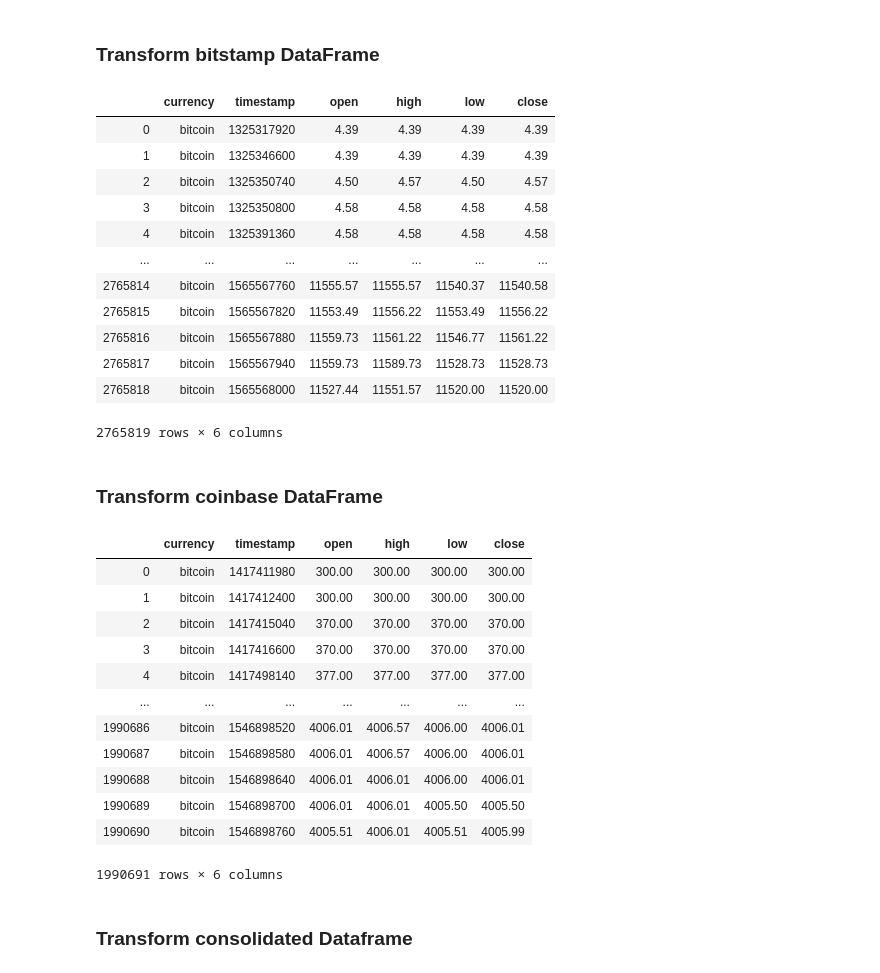
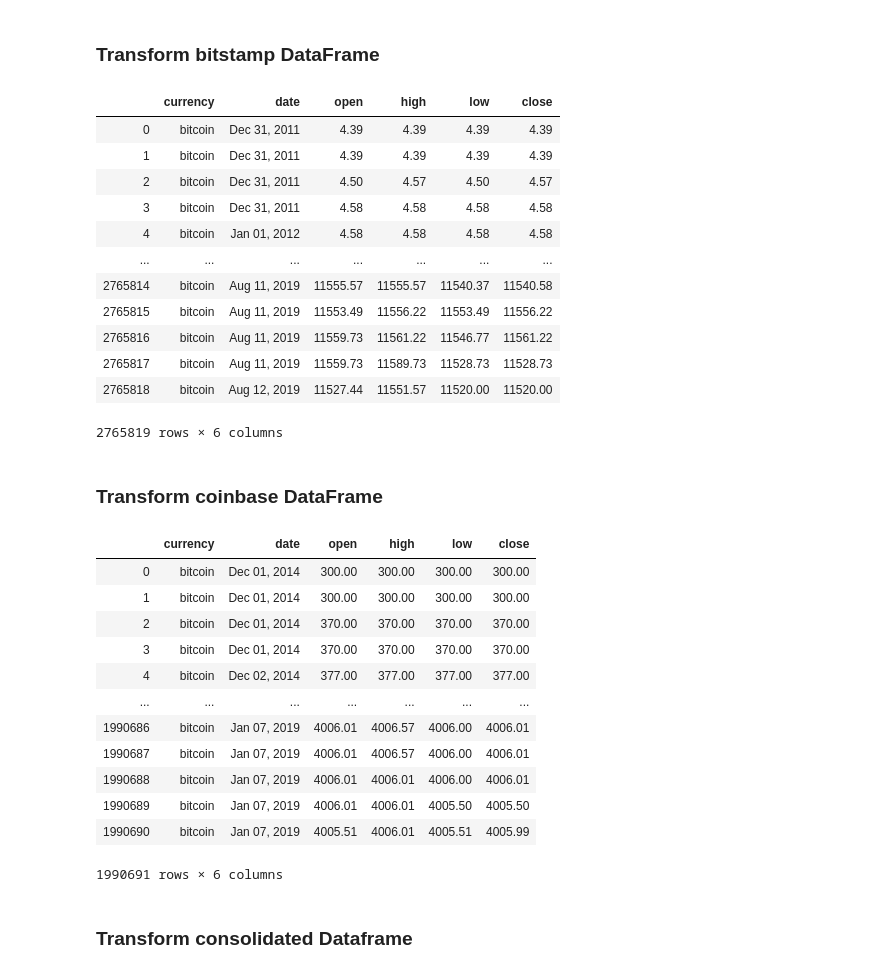
Before and after one commit to Sephka/ETL-project, a Jupyter notebook: etl_project.ipynb, the cells around one changed output. Cells and saved outputs as stored; diff of their text form; code cells hidden in the pictures.

```diff
--- a/etl_project.ipynb
+++ b/etl_project.ipynb
@@ -41,42 +41,46 @@ crypto_df.head()
 # %%
 # Create a copy of the dataframe
 bitstamp_transform = bitstamp_df.copy()
 
 # Drop NaN rows
 bitstamp_transform = bitstamp_transform.dropna(thresh=2)
 
 # Rename columns to acceptable values within postgres
-bitstamp_transform.columns = ['timestamp', 'open', 'high', 'low', 'close', 'volume_btc', 'volume_currency', 'weighted_price']
+bitstamp_transform.columns = ['date', 'open', 'high', 'low', 'close', 'volume_btc', 'volume_currency', 'weighted_price']
 
 # Create a new index to as the id
 bitstamp_transform = bitstamp_transform.reset_index()
 
 # Drop columns not being used
 bitstamp_transform = bitstamp_transform.drop(columns=['index','volume_btc', 'volume_currency', 'weighted_price'])
 
 # Add column to specify currency
 bitstamp_transform['currency'] = 'bitcoin'
 
 # Reorder columns
 currency = bitstamp_transform['currency']
 bitstamp_transform.drop(labels=['currency'], axis=1, inplace = True)
 bitstamp_transform.insert(0, 'currency', currency)
 
+# Transform timestamp into datetime
+bitstamp_transform['date'] = pd.to_datetime(bitstamp_transform['date'], unit='s')
+bitstamp_transform['date'] = bitstamp_transform['date'].dt.strftime('%b %d, %Y')
+
 # Display database
 bitstamp_transform
 # %% [output]
-|  | currency | timestamp | open | high | low | close |
-| 0 | bitcoin | 1325317920 | 4.39 | 4.39 | 4.39 | 4.39 |
-| 1 | bitcoin | 1325346600 | 4.39 | 4.39 | 4.39 | 4.39 |
-| 2 | bitcoin | 1325350740 | 4.50 | 4.57 | 4.50 | 4.57 |
-| 3 | bitcoin | 1325350800 | 4.58 | 4.58 | 4.58 | 4.58 |
-| 4 | bitcoin | 1325391360 | 4.58 | 4.58 | 4.58 | 4.58 |
+|  | currency | date | open | high | low | close |
+| 0 | bitcoin | Dec 31, 2011 | 4.39 | 4.39 | 4.39 | 4.39 |
+| 1 | bitcoin | Dec 31, 2011 | 4.39 | 4.39 | 4.39 | 4.39 |
+| 2 | bitcoin | Dec 31, 2011 | 4.50 | 4.57 | 4.50 | 4.57 |
+| 3 | bitcoin | Dec 31, 2011 | 4.58 | 4.58 | 4.58 | 4.58 |
+| 4 | bitcoin | Jan 01, 2012 | 4.58 | 4.58 | 4.58 | 4.58 |
 | ... | ... | ... | ... | ... | ... | ... |
-| 2765814 | bitcoin | 1565567760 | 11555.57 | 11555.57 | 11540.37 | 11540.58 |
-| 2765815 | bitcoin | 1565567820 | 11553.49 | 11556.22 | 11553.49 | 11556.22 |
-| 2765816 | bitcoin | 1565567880 | 11559.73 | 11561.22 | 11546.77 | 11561.22 |
-| 2765817 | bitcoin | 1565567940 | 11559.73 | 11589.73 | 11528.73 | 11528.73 |
-| 2765818 | bitcoin | 1565568000 | 11527.44 | 11551.57 | 11520.00 | 11520.00 |
+| 2765814 | bitcoin | Aug 11, 2019 | 11555.57 | 11555.57 | 11540.37 | 11540.58 |
+| 2765815 | bitcoin | Aug 11, 2019 | 11553.49 | 11556.22 | 11553.49 | 11556.22 |
+| 2765816 | bitcoin | Aug 11, 2019 | 11559.73 | 11561.22 | 11546.77 | 11561.22 |
+| 2765817 | bitcoin | Aug 11, 2019 | 11559.73 | 11589.73 | 11528.73 | 11528.73 |
+| 2765818 | bitcoin | Aug 12, 2019 | 11527.44 | 11551.57 | 11520.00 | 11520.00 |
 2765819 rows × 6 columns
 # %% [markdown]
 ### Transform coinbase DataFrame
@@ -88,7 +92,7 @@ coinbase_transform = coinbase_df.copy()
 coinbase_transform = coinbase_transform.dropna(thresh=2)
 
 # Rename columns to acceptable values within postgres
-coinbase_transform.columns = ['timestamp', 'open', 'high', 'low', 'close', 'volume_btc', 'volume_currency', 'weighted_price']
+coinbase_transform.columns = ['date', 'open', 'high', 'low', 'close', 'volume_btc', 'volume_currency', 'weighted_price']
 
 # Create a new index to as the id
 coinbase_transform = coinbase_transform.reset_index()
@@ -104,21 +108,25 @@ currency = coinbase_transform['currency']
 coinbase_transform.drop(labels=['currency'], axis=1, inplace = True)
 coinbase_transform.insert(0, 'currency', currency)
 
+# Transform timestamp into datetime
+coinbase_transform['date'] = pd.to_datetime(coinbase_transform['date'], unit='s')
+coinbase_transform['date'] = coinbase_transform['date'].dt.strftime('%b %d, %Y')
+
 # Display dataframe
 coinbase_transform
 # %% [output]
-|  | currency | timestamp | open | high | low | close |
-| 0 | bitcoin | 1417411980 | 300.00 | 300.00 | 300.00 | 300.00 |
-| 1 | bitcoin | 1417412400 | 300.00 | 300.00 | 300.00 | 300.00 |
-| 2 | bitcoin | 1417415040 | 370.00 | 370.00 | 370.00 | 370.00 |
-| 3 | bitcoin | 1417416600 | 370.00 | 370.00 | 370.00 | 370.00 |
-| 4 | bitcoin | 1417498140 | 377.00 | 377.00 | 377.00 | 377.00 |
+|  | currency | date | open | high | low | close |
+| 0 | bitcoin | Dec 01, 2014 | 300.00 | 300.00 | 300.00 | 300.00 |
+| 1 | bitcoin | Dec 01, 2014 | 300.00 | 300.00 | 300.00 | 300.00 |
+| 2 | bitcoin | Dec 01, 2014 | 370.00 | 370.00 | 370.00 | 370.00 |
+| 3 | bitcoin | Dec 01, 2014 | 370.00 | 370.00 | 370.00 | 370.00 |
+| 4 | bitcoin | Dec 02, 2014 | 377.00 | 377.00 | 377.00 | 377.00 |
 | ... | ... | ... | ... | ... | ... | ... |
-| 1990686 | bitcoin | 1546898520 | 4006.01 | 4006.57 | 4006.00 | 4006.01 |
-| 1990687 | bitcoin | 1546898580 | 4006.01 | 4006.57 | 4006.00 | 4006.01 |
-| 1990688 | bitcoin | 1546898640 | 4006.01 | 4006.01 | 4006.00 | 4006.01 |
-| 1990689 | bitcoin | 1546898700 | 4006.01 | 4006.01 | 4005.50 | 4005.50 |
-| 1990690 | bitcoin | 1546898760 | 4005.51 | 4006.01 | 4005.51 | 4005.99 |
+| 1990686 | bitcoin | Jan 07, 2019 | 4006.01 | 4006.57 | 4006.00 | 4006.01 |
+| 1990687 | bitcoin | Jan 07, 2019 | 4006.01 | 4006.57 | 4006.00 | 4006.01 |
+| 1990688 | bitcoin | Jan 07, 2019 | 4006.01 | 4006.01 | 4006.00 | 4006.01 |
+| 1990689 | bitcoin | Jan 07, 2019 | 4006.01 | 4006.01 | 4005.50 | 4005.50 |
+| 1990690 | bitcoin | Jan 07, 2019 | 4005.51 | 4006.01 | 4005.51 | 4005.99 |
 1990691 rows × 6 columns
 # %% [markdown]
 ### Transform consolidated Dataframe
```
Also changed, not shown: parts of 2 cells of this notebook.
